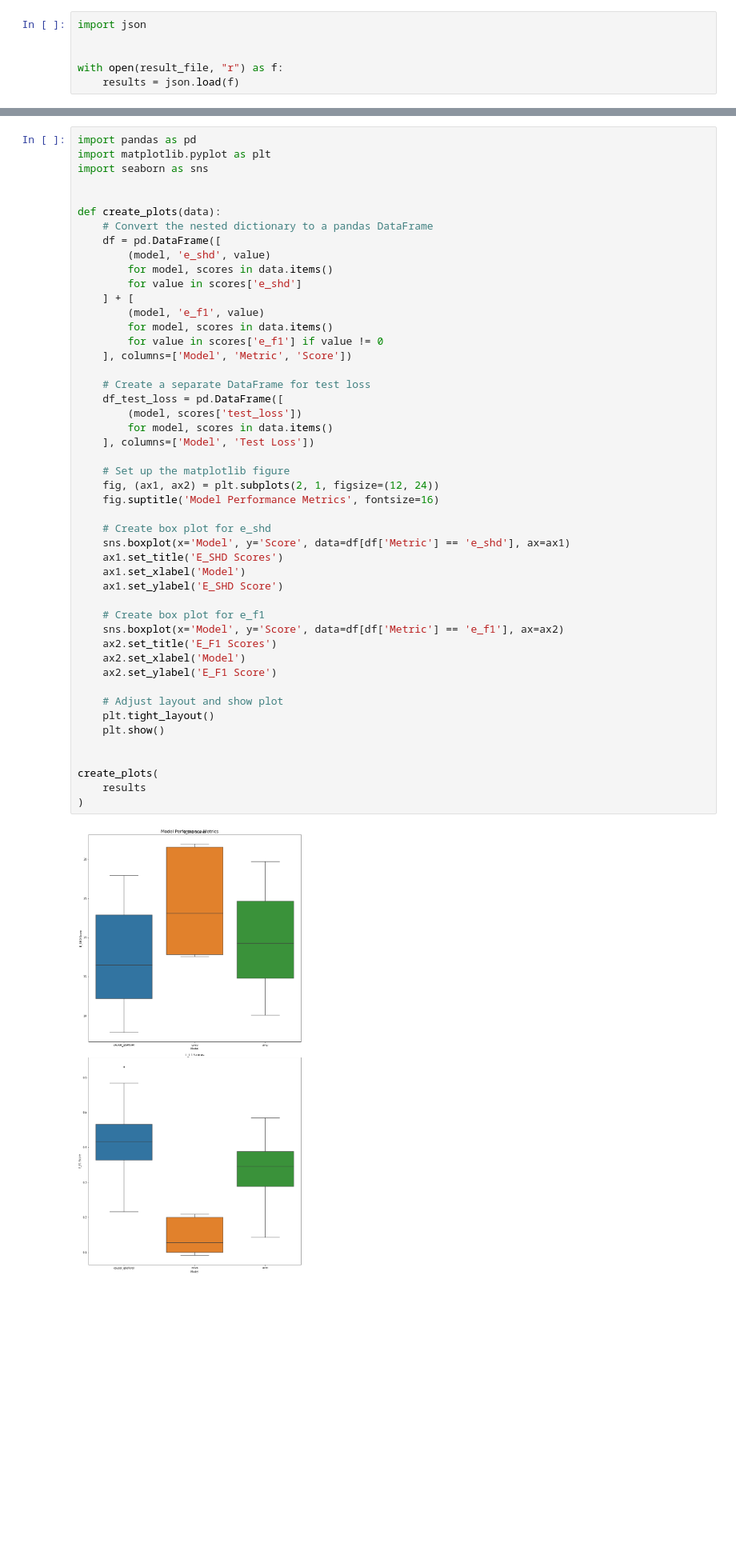
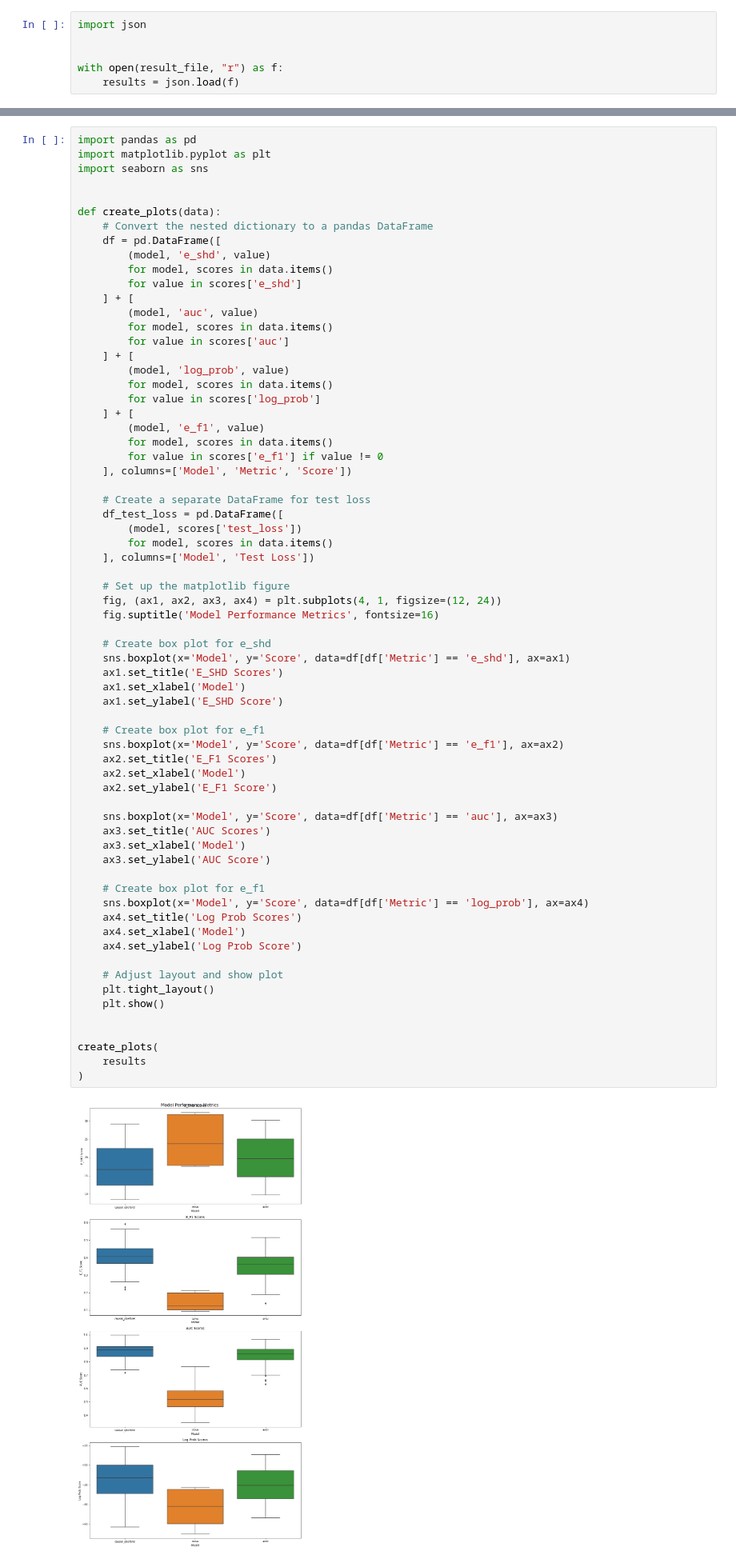
Before and after one commit to Anish144/CausalStructureNeuralProcess, a Jupyter notebook: ml2_meta_causal_discovery/notebooks/plot_linear_result.ipynb, the cells around one changed output, grey strips where cells are left out. Shown at 80% size. Saved outputs shown, nothing was run; the diff lists cells and outputs as text; blank space fills up the shorter version.

Commit message:
linear gaussian with new metrics

```diff
--- a/ml2_meta_causal_discovery/notebooks/plot_linear_result.ipynb
+++ b/ml2_meta_causal_discovery/notebooks/plot_linear_result.ipynb
@@ -46,6 +52,14 @@ def create_plots(data):
         for model, scores in data.items()
         for value in scores['e_shd']
     ] + [
+        (model, 'auc', value)
+        for model, scores in data.items()
+        for value in scores['auc']
+    ] + [
+        (model, 'log_prob', value)
+        for model, scores in data.items()
+        for value in scores['log_prob']
+    ] + [
         (model, 'e_f1', value)
         for model, scores in data.items()
         for value in scores['e_f1'] if value != 0
@@ -54,35 +68,46 @@ def create_plots(data):
     # Create a separate DataFrame for test loss
     df_test_loss = pd.DataFrame([
         (model, scores['test_loss'])
         for model, scores in data.items()
     ], columns=['Model', 'Test Loss'])
 
     # Set up the matplotlib figure
-    fig, (ax1, ax2) = plt.subplots(2, 1, figsize=(12, 24))
+    fig, (ax1, ax2, ax3, ax4) = plt.subplots(4, 1, figsize=(12, 24))
     fig.suptitle('Model Performance Metrics', fontsize=16)
 
     # Create box plot for e_shd
     sns.boxplot(x='Model', y='Score', data=df[df['Metric'] == 'e_shd'], ax=ax1)
     ax1.set_title('E_SHD Scores')
     ax1.set_xlabel('Model')
     ax1.set_ylabel('E_SHD Score')
 
     # Create box plot for e_f1
     sns.boxplot(x='Model', y='Score', data=df[df['Metric'] == 'e_f1'], ax=ax2)
     ax2.set_title('E_F1 Scores')
     ax2.set_xlabel('Model')
     ax2.set_ylabel('E_F1 Score')
 
+    sns.boxplot(x='Model', y='Score', data=df[df['Metric'] == 'auc'], ax=ax3)
+    ax3.set_title('AUC Scores')
+    ax3.set_xlabel('Model')
+    ax3.set_ylabel('AUC Score')
+
+    # Create box plot for e_f1
+    sns.boxplot(x='Model', y='Score', data=df[df['Metric'] == 'log_prob'], ax=ax4)
+    ax4.set_title('Log Prob Scores')
+    ax4.set_xlabel('Model')
+    ax4.set_ylabel('Log Prob Score')
+
     # Adjust layout and show plot
     plt.tight_layout()
     plt.show()
 
 
 create_plots(
     results
 )
 # %% [output]
-[figure, old version]
+[figure, new version]
 # %%
 import torch as th
 from ml2_meta_causal_discovery.utils.datautils import MultipleFileDataset
```
Also changed, not shown: parts of 1 cell of this notebook, 10 other files.
